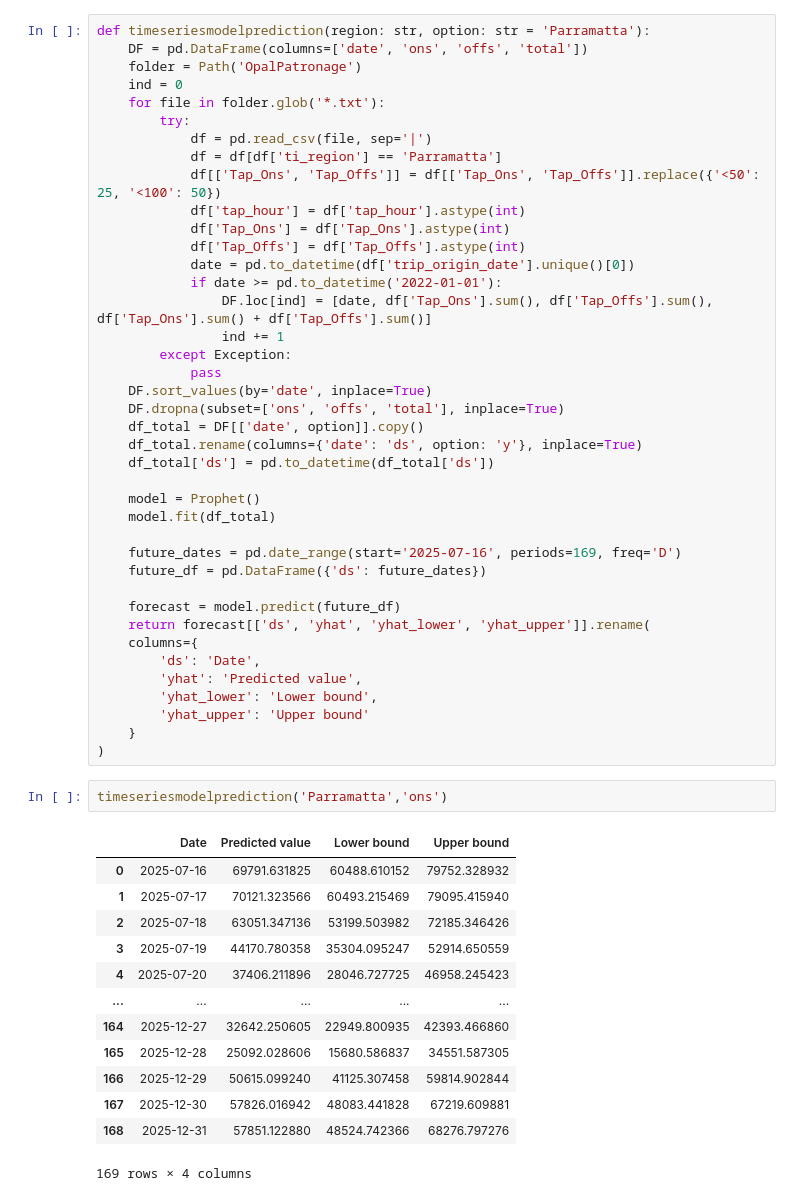
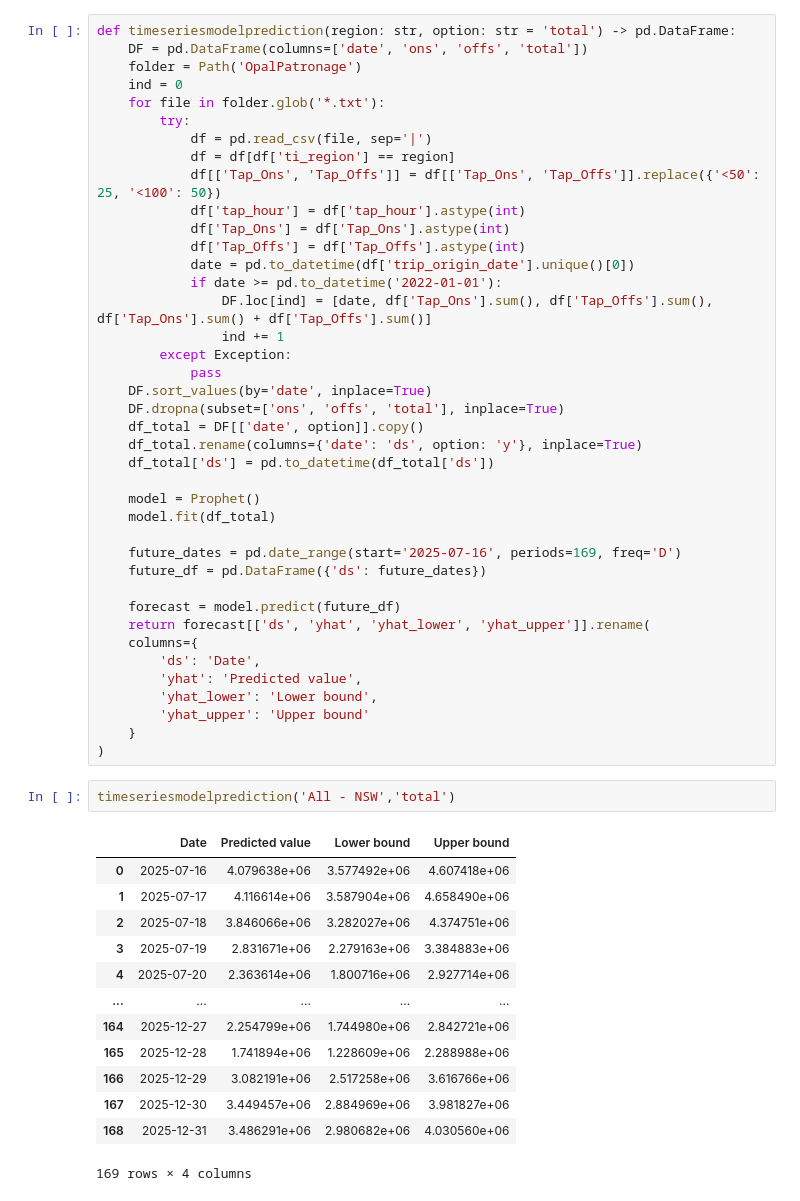
Before and after one commit to NguyenVuAnNhan/WinterDatathon, a Jupyter notebook: lmao.ipynb, the cells around one changed output. Cells and saved outputs as stored; diff of their text form.

```diff
--- a/lmao.ipynb
+++ b/lmao.ipynb
@@ -9,12 +10,12 @@ logging.getLogger('prophet').setLevel(logging.WARNING)
 # %%
-def timeseriesmodelprediction(region: str, option: str = 'Parramatta'):
+def timeseriesmodelprediction(region: str, option: str = 'total') -> pd.DataFrame:
     DF = pd.DataFrame(columns=['date', 'ons', 'offs', 'total'])
     folder = Path('OpalPatronage')
     ind = 0
     for file in folder.glob('*.txt'):
         try:
             df = pd.read_csv(file, sep='|')
-            df = df[df['ti_region'] == 'Parramatta']
+            df = df[df['ti_region'] == region]
             df[['Tap_Ons', 'Tap_Offs']] = df[['Tap_Ons', 'Tap_Offs']].replace({'<50': 25, '<100': 50})
             df['tap_hour'] = df['tap_hour'].astype(int)
             df['Tap_Ons'] = df['Tap_Ons'].astype(int)
@@ -47,18 +48,18 @@ def timeseriesmodelprediction(region: str, option: str = 'Parramatta'):
     }
 )
 # %%
-timeseriesmodelprediction('Parramatta','ons')
+timeseriesmodelprediction('All - NSW','total')
 # %% [output]
 |  | Date | Predicted value | Lower bound | Upper bound |
-| 0 | 2025-07-16 | 69791.631825 | 60488.610152 | 79752.328932 |
-| 1 | 2025-07-17 | 70121.323566 | 60493.215469 | 79095.415940 |
-| 2 | 2025-07-18 | 63051.347136 | 53199.503982 | 72185.346426 |
-| 3 | 2025-07-19 | 44170.780358 | 35304.095247 | 52914.650559 |
-| 4 | 2025-07-20 | 37406.211896 | 28046.727725 | 46958.245423 |
+| 0 | 2025-07-16 | 4.079638e+06 | 3.577492e+06 | 4.607418e+06 |
+| 1 | 2025-07-17 | 4.116614e+06 | 3.587904e+06 | 4.658490e+06 |
+| 2 | 2025-07-18 | 3.846066e+06 | 3.282027e+06 | 4.374751e+06 |
+| 3 | 2025-07-19 | 2.831671e+06 | 2.279163e+06 | 3.384883e+06 |
+| 4 | 2025-07-20 | 2.363614e+06 | 1.800716e+06 | 2.927714e+06 |
 | ... | ... | ... | ... | ... |
-| 164 | 2025-12-27 | 32642.250605 | 22949.800935 | 42393.466860 |
-| 165 | 2025-12-28 | 25092.028606 | 15680.586837 | 34551.587305 |
-| 166 | 2025-12-29 | 50615.099240 | 41125.307458 | 59814.902844 |
-| 167 | 2025-12-30 | 57826.016942 | 48083.441828 | 67219.609881 |
-| 168 | 2025-12-31 | 57851.122880 | 48524.742366 | 68276.797276 |
+| 164 | 2025-12-27 | 2.254799e+06 | 1.744980e+06 | 2.842721e+06 |
+| 165 | 2025-12-28 | 1.741894e+06 | 1.228609e+06 | 2.288988e+06 |
+| 166 | 2025-12-29 | 3.082191e+06 | 2.517258e+06 | 3.616766e+06 |
+| 167 | 2025-12-30 | 3.449457e+06 | 2.884969e+06 | 3.981827e+06 |
+| 168 | 2025-12-31 | 3.486291e+06 | 2.980682e+06 | 4.030560e+06 |
 169 rows × 4 columns
```
Also changed, not shown: parts of 4 cells of this notebook.
